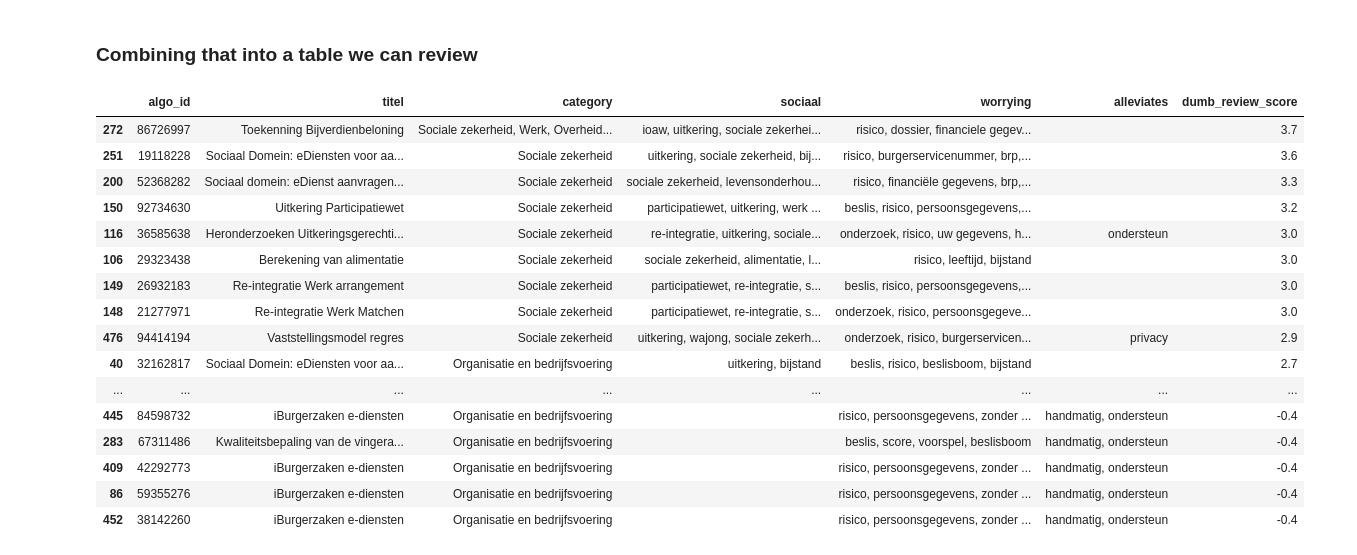
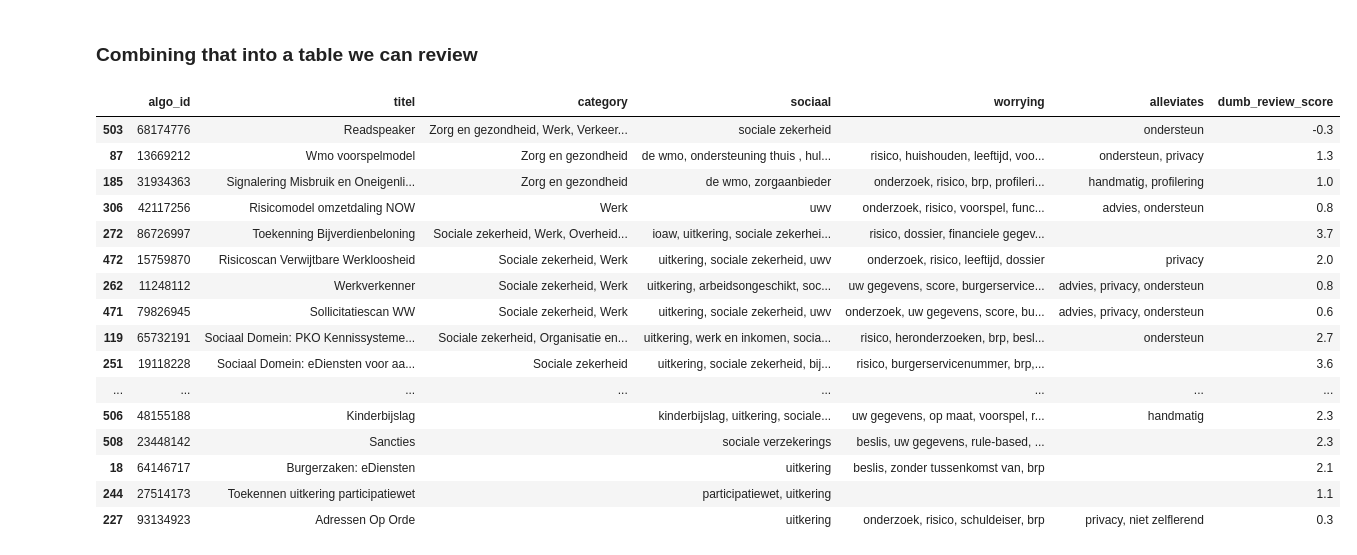
Before and after one commit to WetSuiteLeiden/example-notebooks, a Jupyter notebook: specific-experiments/review-algoritmeregister/algoritmeregister.ipynb, the cells around one changed output. Saved outputs shown, nothing was run; the diff lists cells and outputs as text; code cells hidden in the pictures.

```diff
--- a/specific-experiments/review-algoritmeregister/algoritmeregister.ipynb
+++ b/specific-experiments/review-algoritmeregister/algoritmeregister.ipynb
@@ -484,51 +484,53 @@ for algo_id, details in filtered_data.items():
     text = '  '.join(textlist)
 
     for szi in social_indicators:
         if re.search(r'\b'+szi, text.lower()) is not None:
             details['sociaal'].add( szi )
     for wi  in worrisome_indicators:
         if re.search(r'\b'+wi, text.lower()) is not None:
             details['worrying'].add( wi )
     for ai  in alleviating_indicators:
         if re.search(r'\b'+ai, text.lower()) is not None:
             details['alleviates'].add( ai )
 
     lds, lw, la = len(details['sociaal']), len(details['worrying']), len(details['alleviates'])
     # WARNING: DUMB SCORE -- to calculate anything even resembling a real store would take a lot more than this
     score = round(
         math.log( 1+ len(details['sociaal']))  +  math.log(1+len(details['worrying']))  -  len(details['alleviates'] ),
         1)
     details['dumb_review_score'] = round(score,1)
 
+
 with pandas.option_context('display.min_rows', 600, 'display.max_rows', 600):
     df = pandas.DataFrame(filtered_data.values()) # make it a pandas table again
-    #display(df)
-    display(
-        df[:]  .drop('textlist', axis=1)    # make copy just for display, select all but one column from it
-        .sort_values('dumb_review_score',ascending=False)
-        .style.format({
+    minusone = df[:] .drop('textlist', axis=1)  # make copy just for display, select all but one column from it
+    display( minusone
+        [ (minusone['sociaal'].str.len()>0) ] # select only those with any keywords indicating that it is social (comment/remove line to see al)
+        .sort_values(['category','dumb_review_score'],ascending=False) # sort by category, then score; to see the 'Sociale zekerheid' cases grouped / see most troublesome per group
+        #.sort_values('dumb_review_score',ascending=False) # sort by just that score - categories are then mixed
+        .style.format({ # make that prettier
             'algo_id': lambda x:'<a href="https://algoritmes.overheid.nl/nl/algoritme/IGNOREME/%s#algemeneInformatie">%s</a>'%(x,x), # make algorithm IDs link to the website
             'sociaal': lambda x:', '.join(x),    # (the rest of these are minor formatting we could do without)
             'worrying': lambda x:', '.join(x),
             'alleviates': lambda x:', '.join(x),
             'dumb_review_score': lambda x:'%.1f'%x
         })
     )
 # %% [output]
 |  | algo_id | titel | category | sociaal | worrying | alleviates | dumb_review_score |
+| 503 | 68174776 | Readspeaker | Zorg en gezondheid, Werk, Verkeer... | sociale zekerheid |  | ondersteun | -0.3 |
+| 87 | 13669212 | Wmo voorspelmodel | Zorg en gezondheid | de wmo, ondersteuning thuis , hul... | risico, huishouden, leeftijd, voo... | ondersteun, privacy | 1.3 |
+| 185 | 31934363 | Signalering Misbruik en Oneigenli... | Zorg en gezondheid | de wmo, zorgaanbieder | onderzoek, risico, brp, profileri... | handmatig, profilering | 1.0 |
+| 306 | 42117256 | Risicomodel omzetdaling NOW | Werk | uwv | onderzoek, risico, voorspel, func... | advies, ondersteun | 0.8 |
 | 272 | 86726997 | Toekenning Bijverdienbeloning | Sociale zekerheid, Werk, Overheid... | ioaw, uitkering, sociale zekerhei... | risico, dossier, financiele gegev... |  | 3.7 |
+| 472 | 15759870 | Risicoscan Verwijtbare Werkloosheid | Sociale zekerheid, Werk | uitkering, sociale zekerheid, uwv | onderzoek, risico, leeftijd, dossier | privacy | 2.0 |
+| 262 | 11248112 | Werkverkenner | Sociale zekerheid, Werk | uitkering, arbeidsongeschikt, soc... | uw gegevens, score, burgerservice... | advies, privacy, ondersteun | 0.8 |
+| 471 | 79826945 | Sollicitatiescan WW | Sociale zekerheid, Werk | uitkering, sociale zekerheid, uwv | onderzoek, uw gegevens, score, bu... | advies, privacy, ondersteun | 0.6 |
+| 119 | 65732191 | Sociaal Domein: PKO Kennissysteme... | Sociale zekerheid, Organisatie en... | uitkering, werk en inkomen, socia... | risico, heronderzoeken, brp, besl... | ondersteun | 2.7 |
 | 251 | 19118228 | Sociaal Domein: eDiensten voor aa... | Sociale zekerheid | uitkering, sociale zekerheid, bij... | risico, burgerservicenummer, brp,... |  | 3.6 |
-| 200 | 52368282 | Sociaal domein: eDienst aanvragen... | Sociale zekerheid | sociale zekerheid, levensonderhou... | risico, financiële gegevens, brp,... |  | 3.3 |
-| 150 | 92734630 | Uitkering Participatiewet | Sociale zekerheid | participatiewet, uitkering, werk ... | beslis, risico, persoonsgegevens,... |  | 3.2 |
-| 116 | 36585638 | Heronderzoeken Uitkeringsgerechti... | Sociale zekerheid | re-integratie, uitkering, sociale... | onderzoek, risico, uw gegevens, h... | ondersteun | 3.0 |
-| 106 | 29323438 | Berekening van alimentatie | Sociale zekerheid | sociale zekerheid, alimentatie, l... | risico, leeftijd, bijstand |  | 3.0 |
-| 149 | 26932183 | Re-integratie Werk arrangement | Sociale zekerheid | participatiewet, re-integratie, s... | beslis, risico, persoonsgegevens,... |  | 3.0 |
-| 148 | 21277971 | Re-integratie Werk Matchen | Sociale zekerheid | participatiewet, re-integratie, s... | onderzoek, risico, persoonsgegeve... |  | 3.0 |
-| 476 | 94414194 | Vaststellingsmodel regres | Sociale zekerheid | uitkering, wajong, sociale zekerh... | onderzoek, risico, burgerservicen... | privacy | 2.9 |
-| 40 | 32162817 | Sociaal Domein: eDiensten voor aa... | Organisatie en bedrijfsvoering | uitkering, bijstand | beslis, risico, beslisboom, bijstand |  | 2.7 |
 | ... | ... | ... | ... | ... | ... | ... | ... |
-| 445 | 84598732 | iBurgerzaken e-diensten | Organisatie en bedrijfsvoering |  | risico, persoonsgegevens, zonder ... | handmatig, ondersteun | -0.4 |
-| 283 | 67311486 | Kwaliteitsbepaling van de vingera... | Organisatie en bedrijfsvoering |  | beslis, score, voorspel, beslisboom | handmatig, ondersteun | -0.4 |
-| 409 | 42292773 | iBurgerzaken e-diensten | Organisatie en bedrijfsvoering |  | risico, persoonsgegevens, zonder ... | handmatig, ondersteun | -0.4 |
-| 86 | 59355276 | iBurgerzaken e-diensten | Organisatie en bedrijfsvoering |  | risico, persoonsgegevens, zonder ... | handmatig, ondersteun | -0.4 |
-| 452 | 38142260 | iBurgerzaken e-diensten | Organisatie en bedrijfsvoering |  | risico, persoonsgegevens, zonder ... | handmatig, ondersteun | -0.4 |
+| 506 | 48155188 | Kinderbijslag |  | kinderbijslag, uitkering, sociale... | uw gegevens, op maat, voorspel, r... | handmatig | 2.3 |
+| 508 | 23448142 | Sancties |  | sociale verzekerings | beslis, uw gegevens, rule-based, ... |  | 2.3 |
+| 18 | 64146717 | Burgerzaken: eDiensten |  | uitkering | beslis, zonder tussenkomst van, brp |  | 2.1 |
+| 244 | 27514173 | Toekennen uitkering participatiewet |  | participatiewet, uitkering |  |  | 1.1 |
+| 227 | 93134923 | Adressen Op Orde |  | uitkering | onderzoek, risico, schuldeiser, brp | privacy, niet zelflerend | 0.3 |
```
